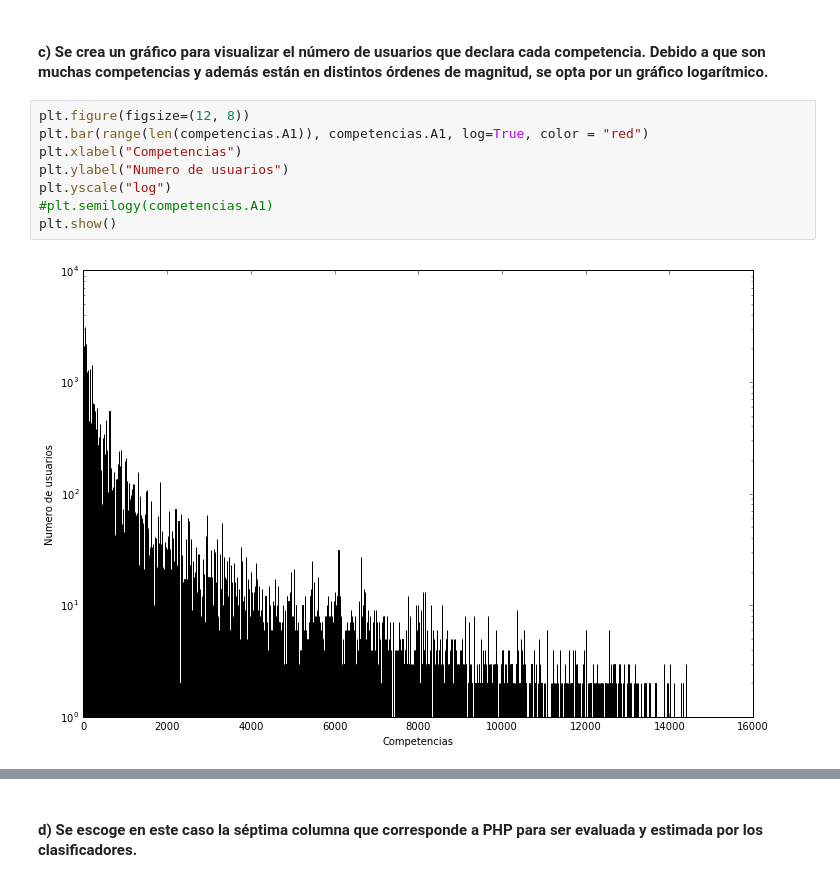
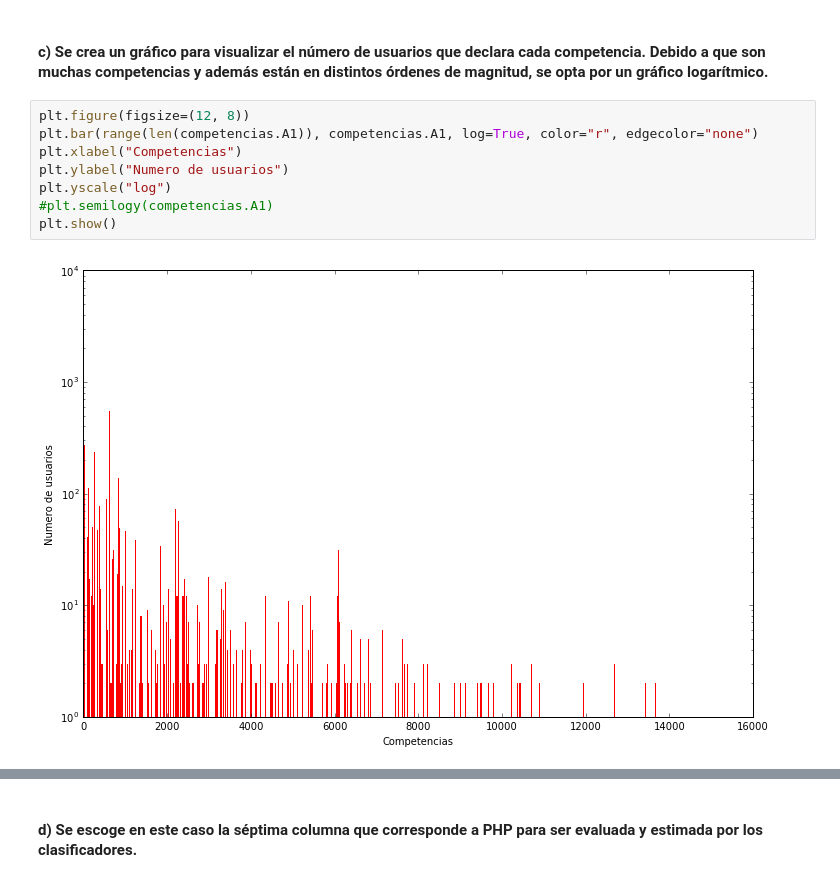
Before and after one commit to mazino/ML-Tarea1, a Jupyter notebook: ML-Tarea2/Pregunta 3/Pregunta 3.ipynb, the cells around one changed output, grey strips where cells are left out. Drawn from its saved outputs; the diff is of its cells as text.

```diff
--- a/ML-Tarea2/Pregunta 3/Pregunta 3.ipynb
+++ b/ML-Tarea2/Pregunta 3/Pregunta 3.ipynb
@@ -74,11 +82,11 @@ print competencias.A1
 #### c)  Se crea un gráfico para visualizar el número de usuarios que declara cada competencia. Debido a que son muchas competencias y además están en distintos órdenes de magnitud, se opta por un gráfico logarítmico.
 # %%
 plt.figure(figsize=(12, 8))
-plt.bar(range(len(competencias.A1)), competencias.A1, log=True, color = "red")
+plt.bar(range(len(competencias.A1)), competencias.A1, log=True, color="r", edgecolor="none")
 plt.xlabel("Competencias")
 plt.ylabel("Numero de usuarios")
 plt.yscale("log")
 #plt.semilogy(competencias.A1)
 plt.show()
 # %% [output]
-[figure, old version]
+[figure, new version]
```
Also changed, not shown: parts of 9 cells of this notebook.
